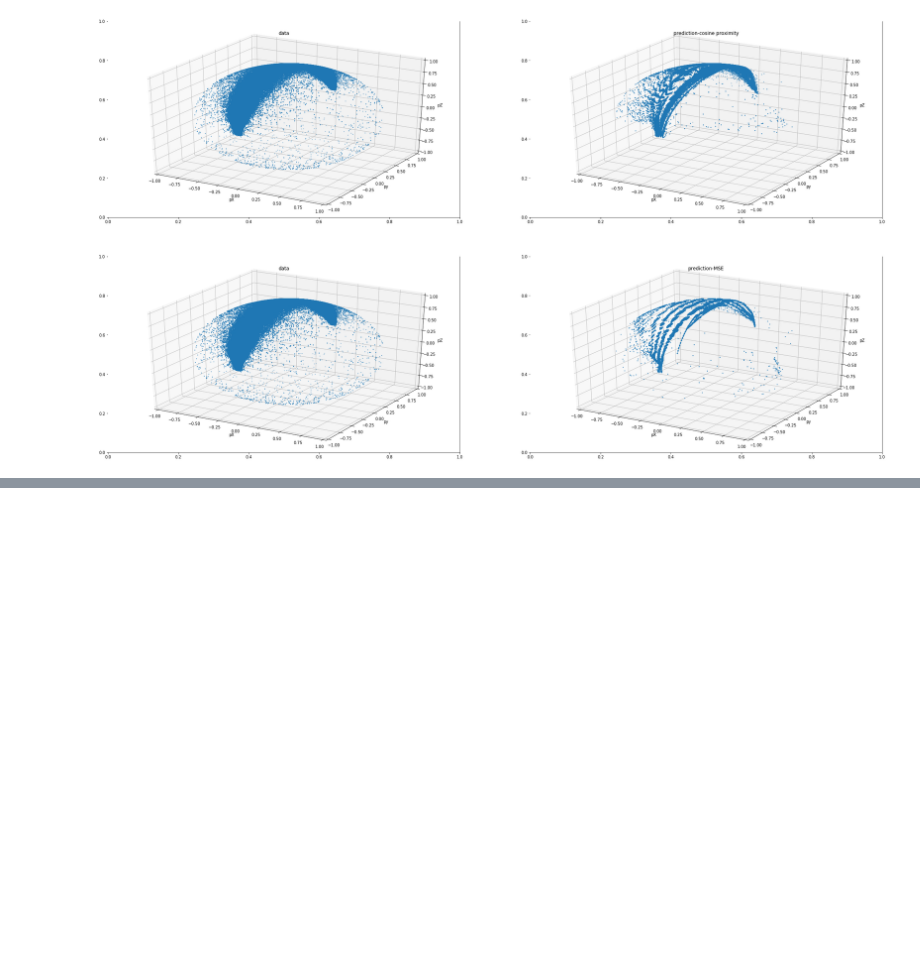
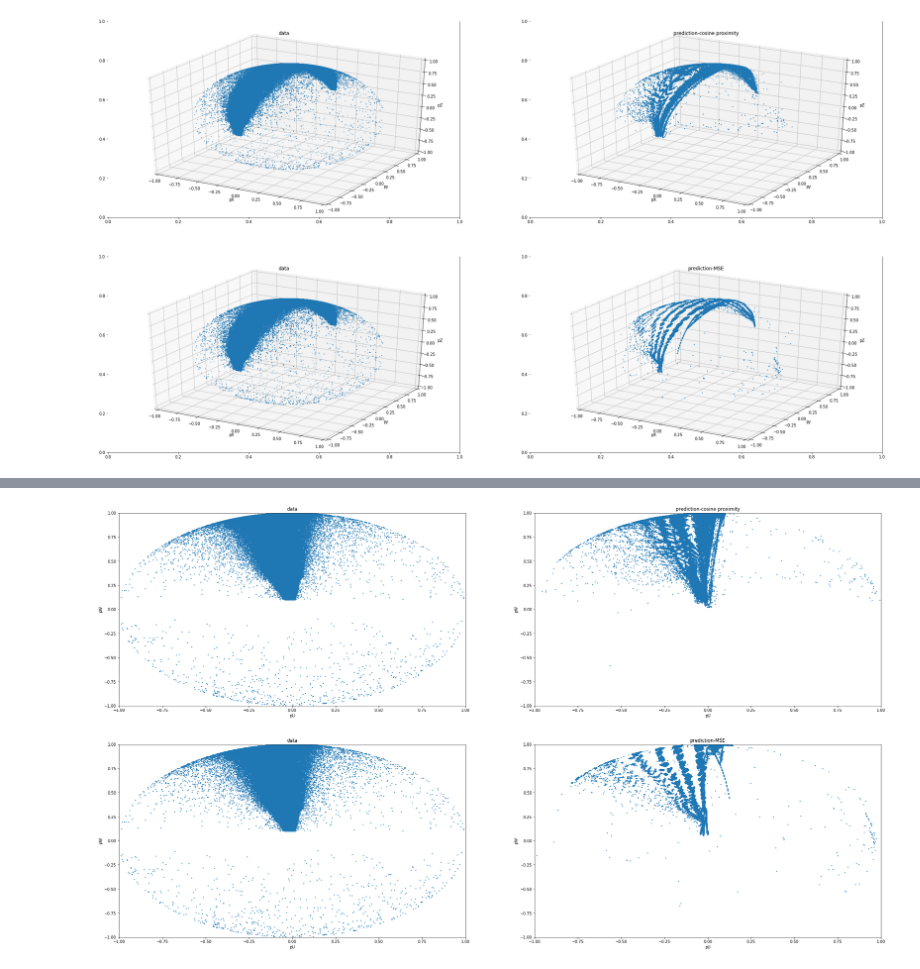
Before and after one commit to jxi24/TrackML, a Jupyter notebook: NN--newdataformat.ipynb, the cells around one changed output, grey strips where cells are left out. Drawn from its saved outputs; the diff is of its cells as text; code cells hidden in the pictures; blank space fills up the shorter version.

```diff
--- a/NN--newdataformat.ipynb
+++ b/NN--newdataformat.ipynb
@@ -260,0 +287,16 @@ plt.show()
+# %%
+#where the events are located, in local coords
+n_num=len(x_test)
+names=["data","prediction-cosine proximity","data","prediction-MSE"]
+fig=plt.figure(figsize=(35,20))
+for i,data_list in zip(range(1,5),[y_test,predicteddirection_CP,y_test,predicteddirection_MSE]):
+    ax = fig.add_subplot(2,2,i)
+    ax.set_xlim(-1, 1)
+    ax.set_ylim(-1, 1)
+    ax.set_title(names[i-1])
+    ax.set_xlabel("pU")
+    ax.set_ylabel("pW")
+    ax.scatter(data_list[:n_num,0], data_list[:n_num,2],s=2)
+plt.show()
+# %% [output]
+[figure, added]
```
Also changed, not shown: parts of 27 cells of this notebook.
